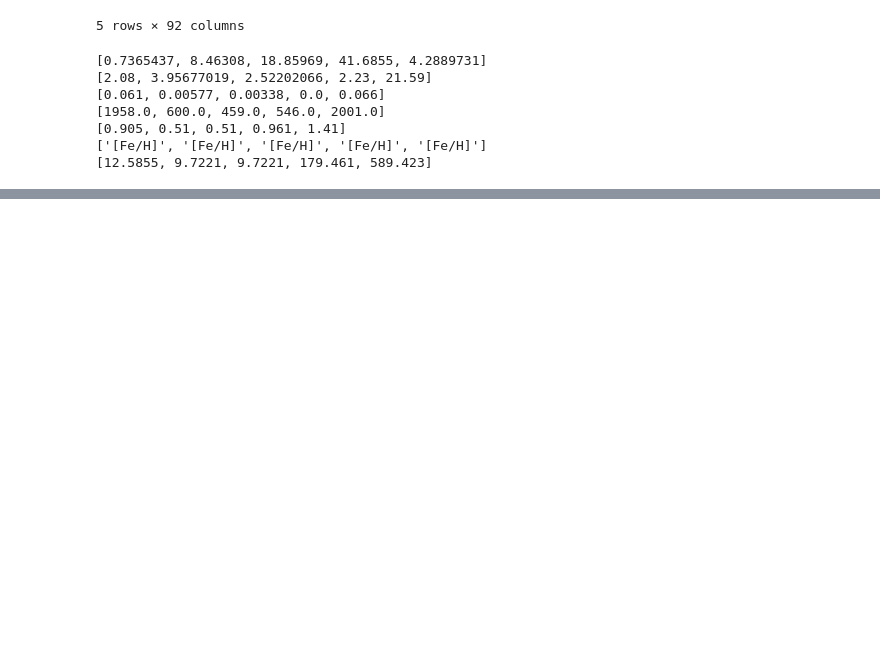
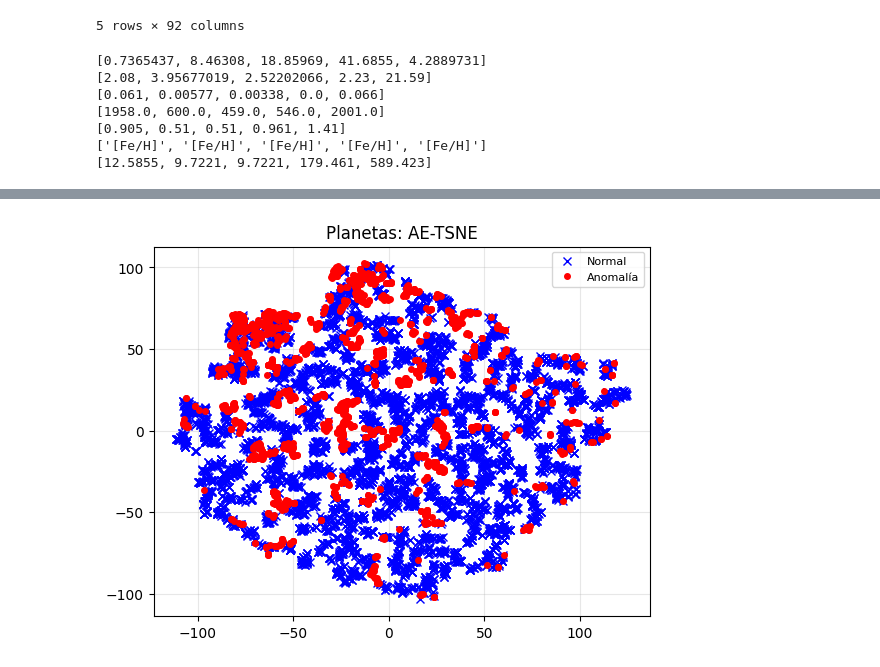
Before and after one commit to Kurocaguama/PCIC, a Jupyter notebook: Detección de Anomalías/Exoplanetas.ipynb, the cells around one changed output, grey strips where cells are left out. Saved outputs shown, nothing was run; the diff lists cells and outputs as text; code cells hidden in the pictures; blank space fills up the shorter version.

```diff
--- a/Detección de Anomalías/Exoplanetas.ipynb
+++ b/Detección de Anomalías/Exoplanetas.ipynb
@@ -208,0 +297,7 @@ for _ in full_list:
+# %%
+from sklearn.model_selection import train_test_split
+train_data, test_data = train_test_split(t_ds)
+autoencoder.fit(train_data, train_data, epochs=20, batch_size=64, validation_data=(test_data, test_data))
+
+output = autoencoder.predict(t_ds)
+output
@@ -208,0 +349,8 @@ for _ in full_list:
+# %%
+%%time
+from sklearn.decomposition import PCA
+from sklearn.manifold import TSNE
+
+tsne = TSNE(n_components = 2, learning_rate = 'auto').fit_transform(t_ds)
+pca = PCA(n_components = 2).fit_transform(t_ds)
+print(tsne.shape, pca.shape)
@@ -208,0 +361,32 @@ for _ in full_list:
+# %%
+def get_xy(predictions, proyection, norm):
+    anom_index = []
+    for i in range(len(predictions)):
+        if predictions[i] == -1:
+            anom_index.append(i)
+
+    if norm:
+        # Anomalía
+        planet_list = [(proyection[_][0], proyection[_][1]) if _ in anom_index else None for _ in range(len(proyection))]
+    else:
+        # Valor normal
+        planet_list = [(proyection[_][0], proyection[_][1]) if _ not in anom_index else None for _ in range(len(proyection))]
+
+    planet_list = list(set(planet_list))
+    planet_list.remove(None)
+
+    p_x = [planet_list[_][0] for _ in range(len(planet_list))]
+    p_y = [planet_list[_][1] for _ in range(len(planet_list))]
+    return p_x, p_y
+# %%
+ae_norm_tsne_x, ae_norm_tsne_y = get_xy(auto_enc_pred, tsne, False)
+ae_anom_tsne_x, ae_anom_tsne_y = get_xy(auto_enc_pred, tsne, True)
+
+fig, ax = plt.subplots()
+ax.plot(ae_norm_tsne_x, ae_norm_tsne_y, 'x', color='blue', label='Normal', markersize=6)
+ax.plot(ae_anom_tsne_x, ae_anom_tsne_y, '.', color='red', label='Anomalía', markersize=8)
+ax.legend(loc='best', fontsize=8)
+ax.set_title('Planetas: AE-TSNE')
+ax.grid(True, alpha=0.3)
+# %% [output]
+[figure, added]
```
Also changed, not shown: parts of 18 cells of this notebook.
